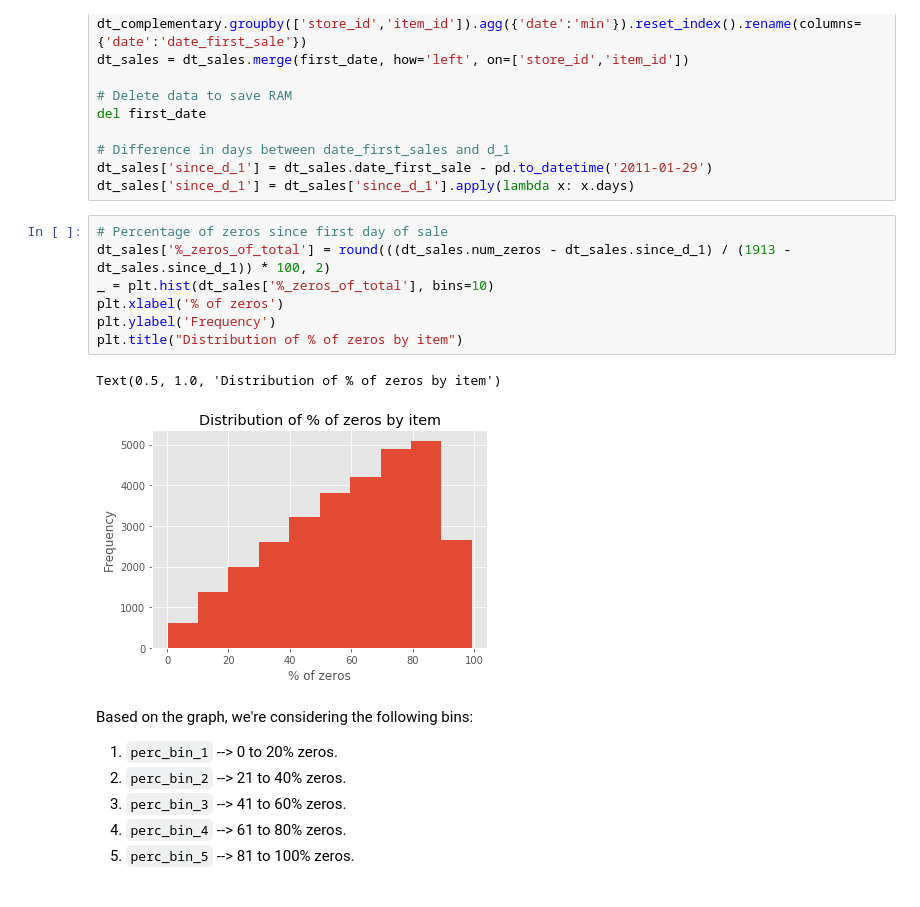
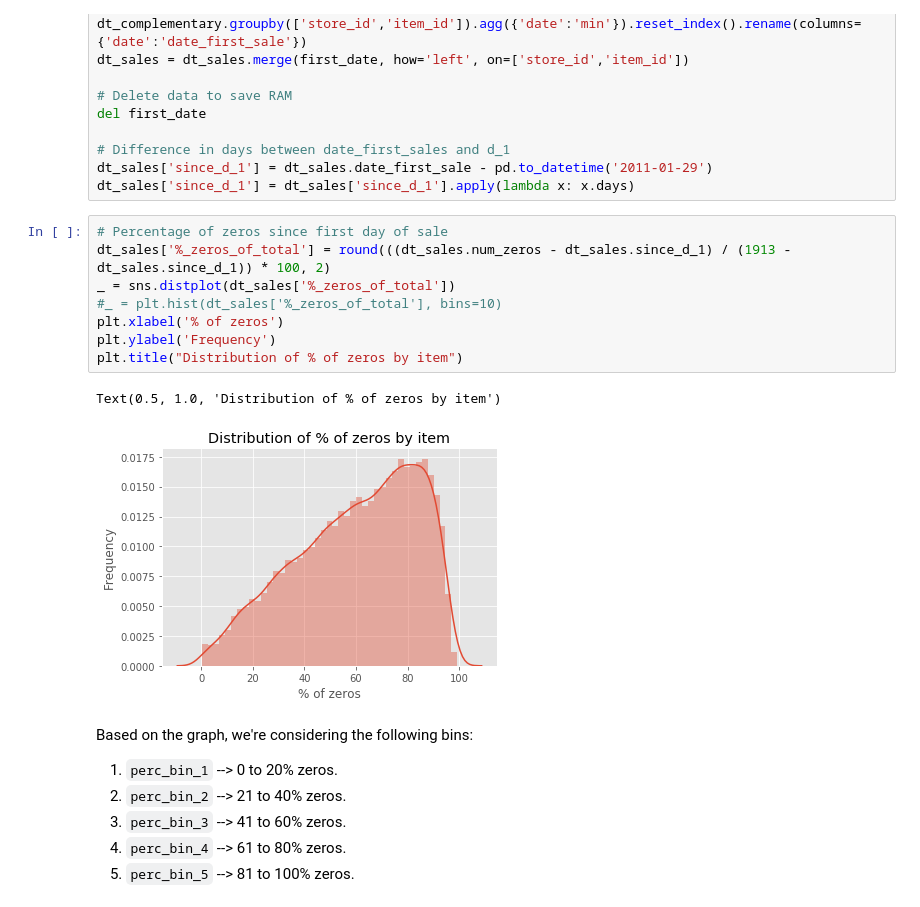
Before and after one commit to TremaMiguel/KaggleCompetitions, a Jupyter notebook: M5_Forecasting/notebooks/M5_Forecasting_CDA.ipynb, the cells around one changed output. Saved outputs shown, nothing was run; the diff lists cells and outputs as text.

```diff
--- a/M5_Forecasting/notebooks/M5_Forecasting_CDA.ipynb
+++ b/M5_Forecasting/notebooks/M5_Forecasting_CDA.ipynb
@@ -82,13 +82,14 @@ dt_sales['since_d_1'] = dt_sales['since_d_1'].apply(lambda x: x.days)
 # %%
 # Percentage of zeros since first day of sale
 dt_sales['%_zeros_of_total'] = round(((dt_sales.num_zeros - dt_sales.since_d_1) / (1913 - dt_sales.since_d_1)) * 100, 2)
-_ = plt.hist(dt_sales['%_zeros_of_total'], bins=10)
+_ = sns.distplot(dt_sales['%_zeros_of_total'])
+#_ = plt.hist(dt_sales['%_zeros_of_total'], bins=10)
 plt.xlabel('% of zeros')
 plt.ylabel('Frequency')
 plt.title("Distribution of % of zeros by item")
 # %% [output]
 Text(0.5, 1.0, 'Distribution of % of zeros by item')
-[figure, old version]
+[figure, new version]
 # %% [markdown]
 Based on the graph, we're considering the following bins:
 
```
Also changed, not shown: parts of 20 cells of this notebook.
